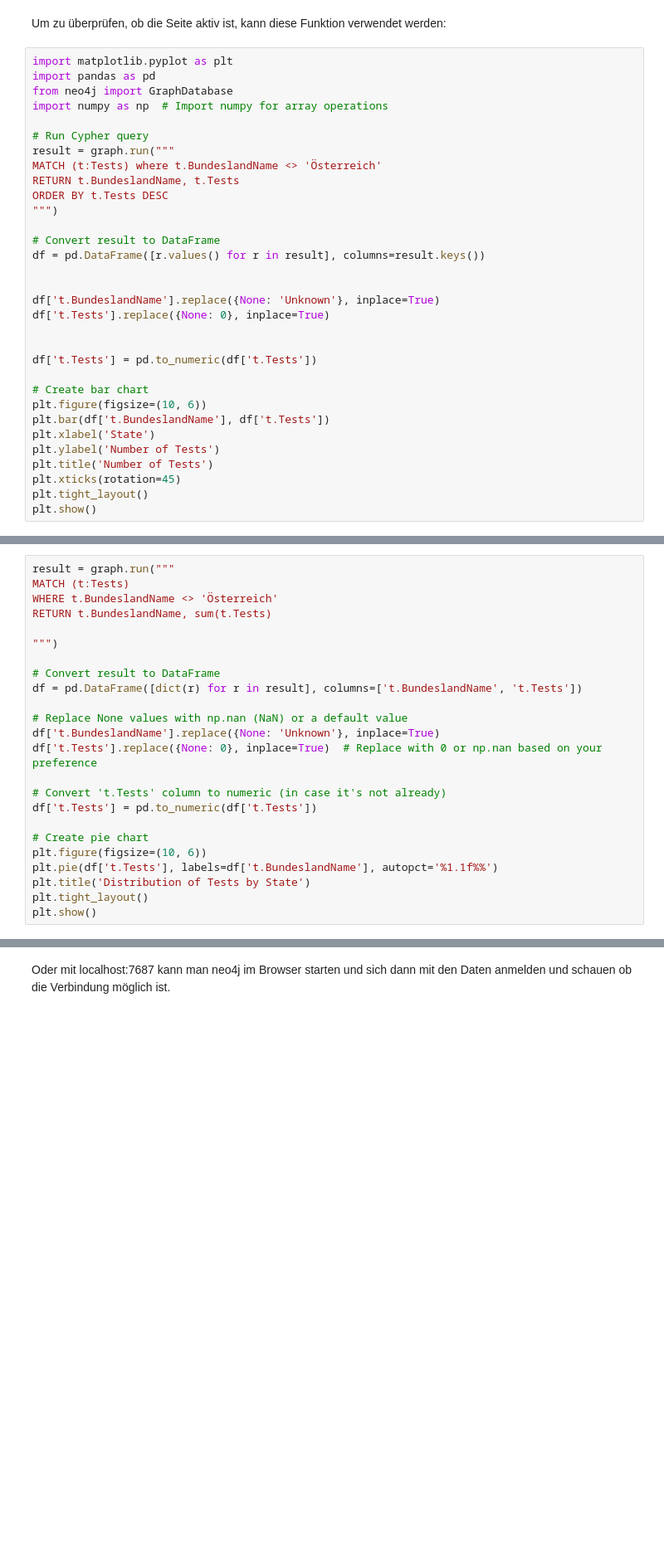
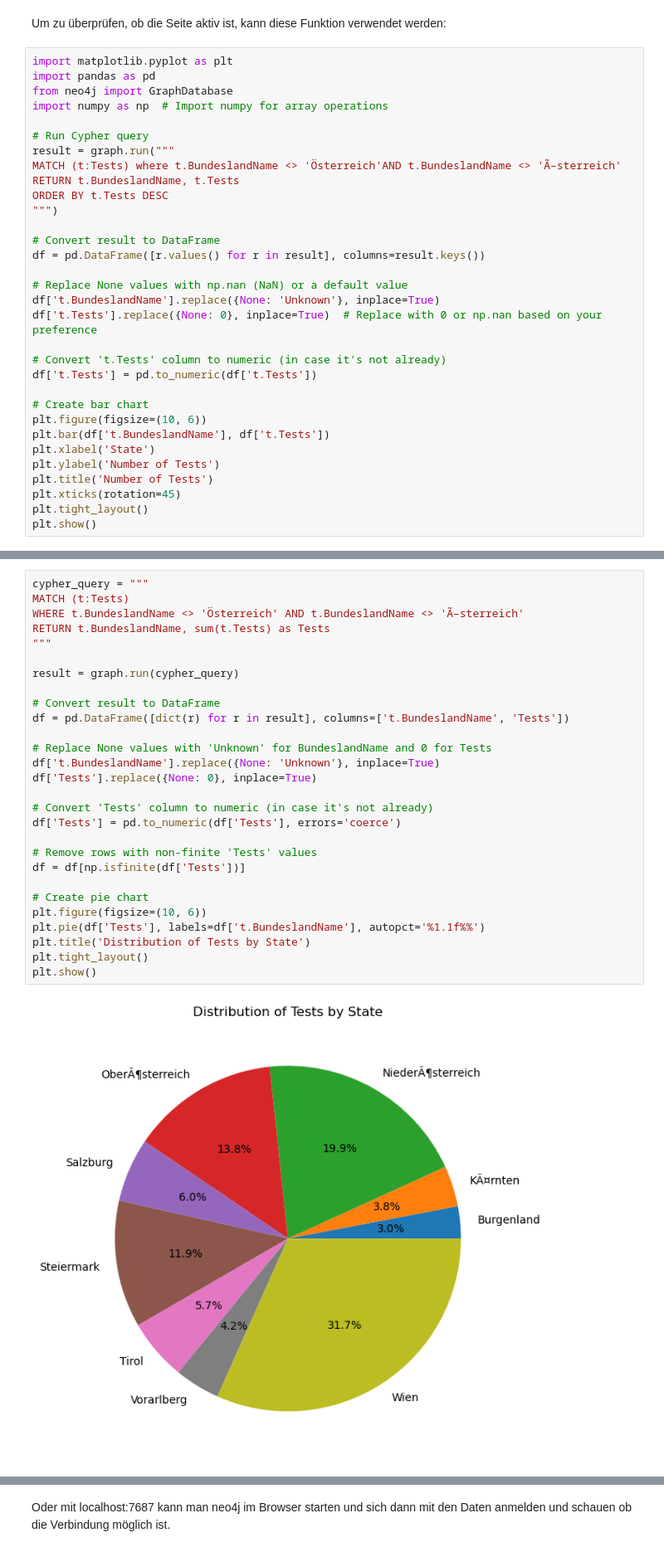
Before and after one commit to wi22b085/big-data, a Jupyter notebook: Neo4J/Neo4J.ipynb, the cells around one changed output, grey strips where cells are left out. Shown at 83% size. Saved outputs shown, nothing was run; the diff lists cells and outputs as text; blank space fills up the shorter version.

```diff
--- a/Neo4J/Neo4J.ipynb
+++ b/Neo4J/Neo4J.ipynb
@@ -433,7 +433,7 @@ import numpy as np  # Import numpy for array operations
 
 # Run Cypher query
 result = graph.run("""
-MATCH (t:Tests) where t.BundeslandName <> 'Österreich'
+MATCH (t:Tests) where t.BundeslandName <> 'Österreich'AND t.BundeslandName <> 'Ã–sterreich'
 RETURN t.BundeslandName, t.Tests
 ORDER BY t.Tests DESC
 """)
@@ -441,11 +441,11 @@ ORDER BY t.Tests DESC
 # Convert result to DataFrame
 df = pd.DataFrame([r.values() for r in result], columns=result.keys())
 
+# Replace None values with np.nan (NaN) or a default value
+df['t.BundeslandName'].replace({None: 'Unknown'}, inplace=True)
+df['t.Tests'].replace({None: 0}, inplace=True)  # Replace with 0 or np.nan based on your preference
 
-df['t.BundeslandName'].replace({None: 'Unknown'}, inplace=True)
-df['t.Tests'].replace({None: 0}, inplace=True)
-
-
+# Convert 't.Tests' column to numeric (in case it's not already)
 df['t.Tests'] = pd.to_numeric(df['t.Tests'])
 
 # Create bar chart
@@ -472,27 +472,33 @@ For example, when doing 'df[col].method(value, inplace=True)', try using 'df.met
   df['t.Tests'].replace({None: 0}, inplace=True)
 [figure]
 # %%
-result = graph.run("""
+cypher_query = """
 MATCH (t:Tests)
-WHERE t.BundeslandName <> 'Österreich'
-RETURN t.BundeslandName, sum(t.Tests)
+WHERE t.BundeslandName <> 'Österreich' AND t.BundeslandName <> 'Ã–sterreich'
+RETURN t.BundeslandName, sum(t.Tests) as Tests
+"""
 
-""")
+result = graph.run(cypher_query)
 
 # Convert result to DataFrame
-df = pd.DataFrame([dict(r) for r in result], columns=['t.BundeslandName', 't.Tests'])
+df = pd.DataFrame([dict(r) for r in result], columns=['t.BundeslandName', 'Tests'])
 
-# Replace None values with np.nan (NaN) or a default value
+# Replace None values with 'Unknown' for BundeslandName and 0 for Tests
 df['t.BundeslandName'].replace({None: 'Unknown'}, inplace=True)
-df['t.Tests'].replace({None: 0}, inplace=True)  # Replace with 0 or np.nan based on your preference
+df['Tests'].replace({None: 0}, inplace=True)
 
-# Convert 't.Tests' column to numeric (in case it's not already)
-df['t.Tests'] = pd.to_numeric(df['t.Tests'])
+# Convert 'Tests' column to numeric (in case it's not already)
+df['Tests'] = pd.to_numeric(df['Tests'], errors='coerce')
+
+# Remove rows with non-finite 'Tests' values
+df = df[np.isfinite(df['Tests'])]
 
 # Create pie chart
 plt.figure(figsize=(10, 6))
-plt.pie(df['t.Tests'], labels=df['t.BundeslandName'], autopct='%1.1f%%')
+plt.pie(df['Tests'], labels=df['t.BundeslandName'], autopct='%1.1f%%')
 plt.title('Distribution of Tests by State')
 plt.tight_layout()
 plt.show()
+# %% [output]
+[figure, added]
 # %%
```
Also changed, not shown: parts of 2 cells of this notebook, 3 other files.
